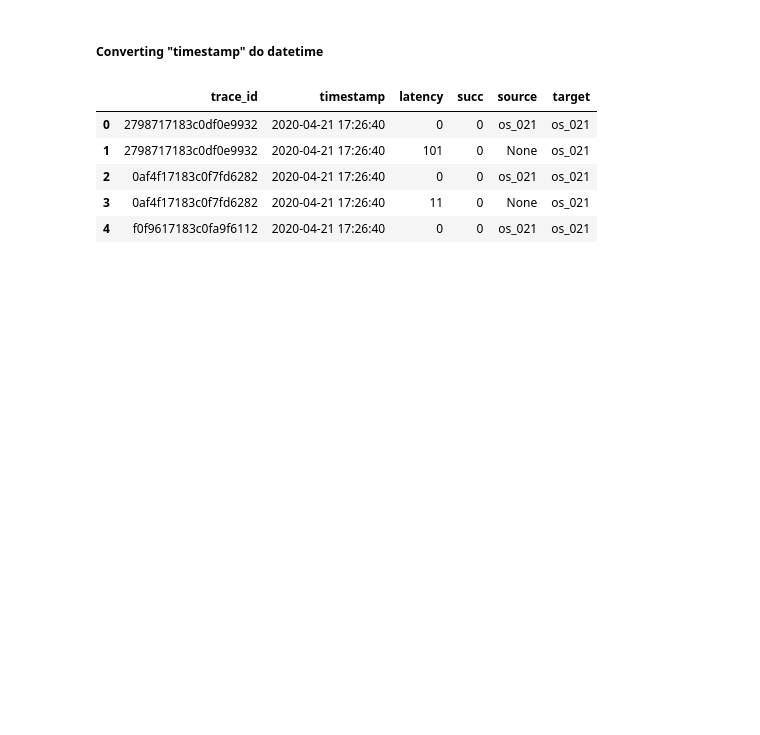
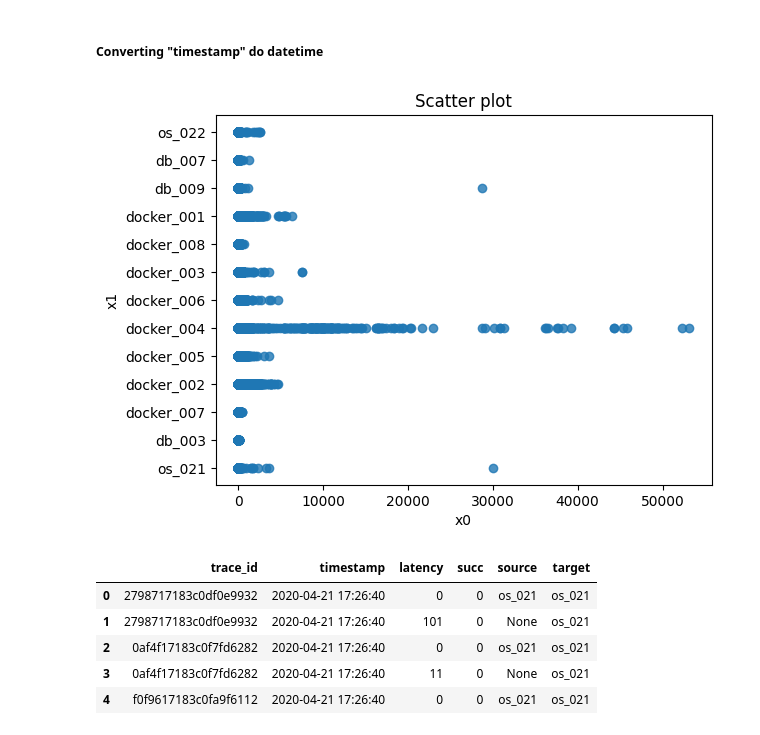
Before and after one commit to laurianalandim/anomalydetetion, a Jupyter notebook: detector.ipynb, the cells around one changed output. Drawn from its saved outputs; the diff is of its cells as text; code cells hidden in the pictures; blank space fills up the shorter version.

```diff
--- a/detector.ipynb
+++ b/detector.ipynb
@@ -45,6 +46,16 @@ import datetime
 df['timestamp'] = df['timestamp'].apply(lambda d: datetime.datetime.fromtimestamp(int(d) / 1000))
 timestamp_ = df['timestamp']
 #.strftime('%Y-%m-%d %H:%M:%S'))
+# %%
+# Plot variables latency and target in a scatter plot
+#df.plot.scatter('latency', 'target')
+plt.scatter(df.iloc[:, 2], df.iloc[:, 5], alpha=0.8)
+plt.title('Scatter plot')
+plt.xlabel('x0')
+plt.ylabel('x1')
+plt.show()
+# %% [output]
+[figure, added]
 # %%
 df.head(5)
 # %% [output]
```
Also changed, not shown: parts of 8 cells of this notebook, 4 other files.
